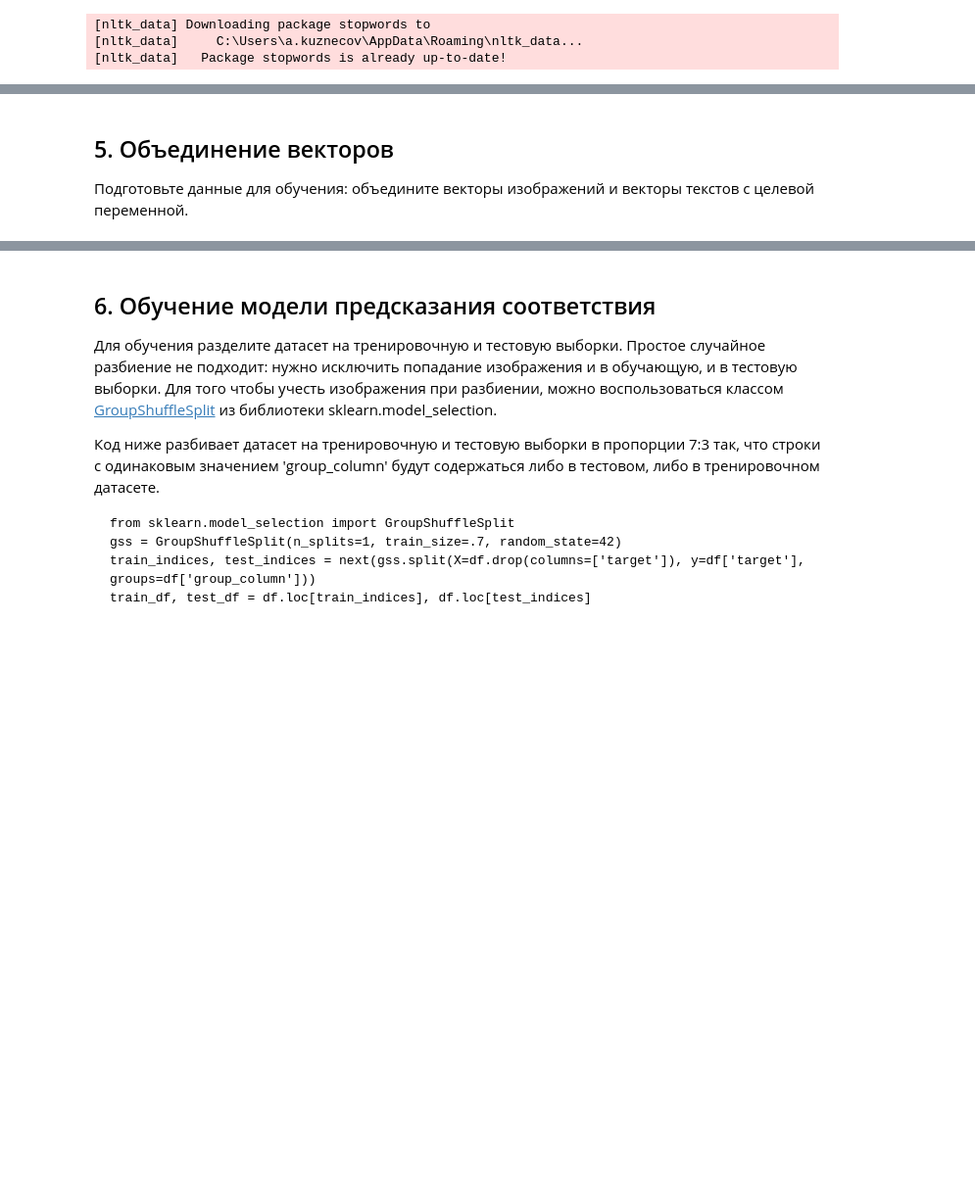
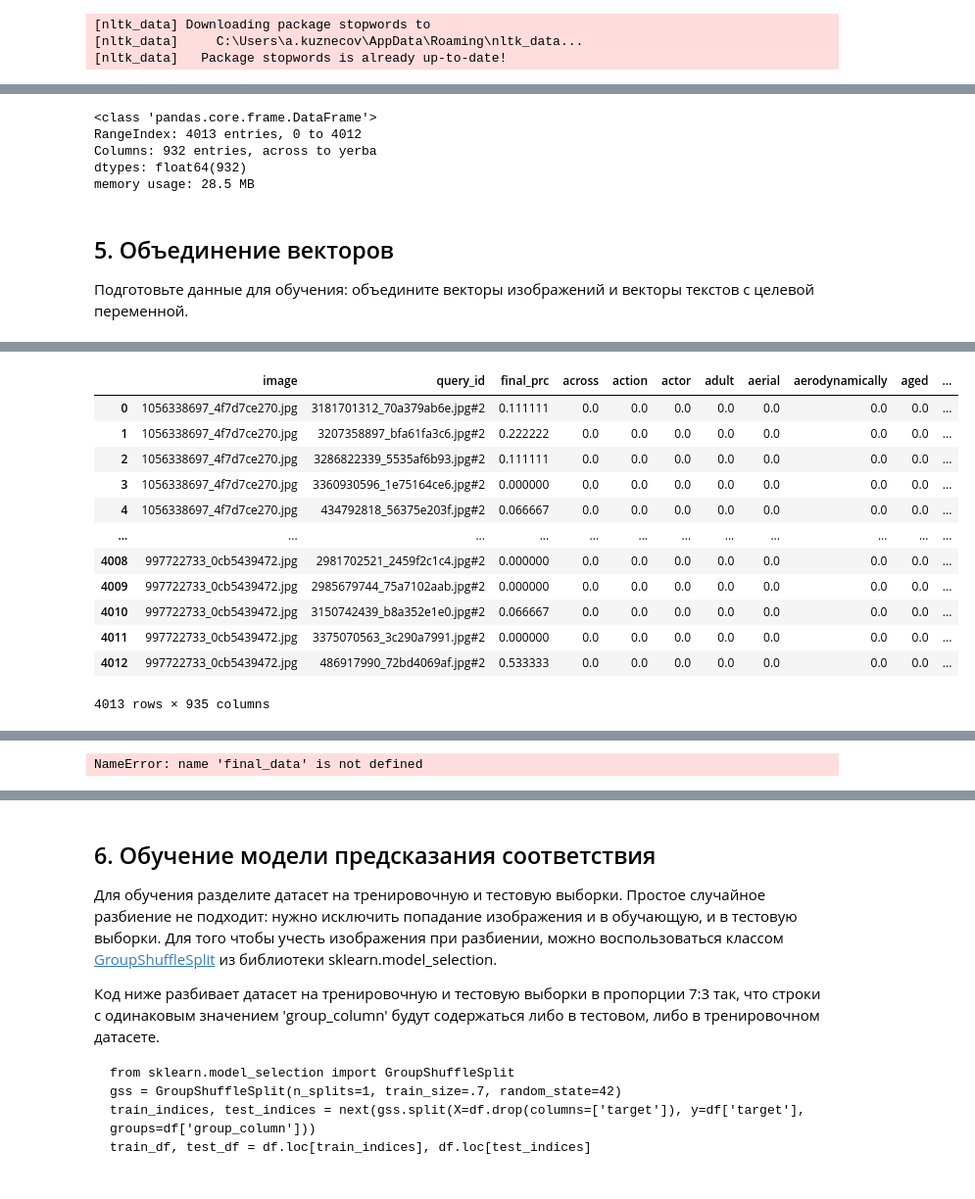
Before and after one commit to Andrefan1406/sb5, a Jupyter notebook: Андрей_Кузнецов_v1.ipynb, the cells around one changed output, grey strips where cells are left out. Shown at 98% size. Saved outputs shown, nothing was run; the diff lists cells and outputs as text; code cells hidden in the pictures; blank space fills up the shorter version.

```diff
--- a/Андрей_Кузнецов_v1.ipynb
+++ b/Андрей_Кузнецов_v1.ipynb
@@ -770,3 +797,11 @@ tfidf_df.head()
+# %%
+tfidf_df.info()
+# %% [output]
+<class 'pandas.core.frame.DataFrame'>
+RangeIndex: 4013 entries, 0 to 4012
+Columns: 932 entries, across to yerba
+dtypes: float64(932)
+memory usage: 28.5 MB
 # %% [markdown]
 ## 5. Объединение векторов
 
@@ -778,9 +813,23 @@ tfidf_df.head()
 Общая рекомендация по этому разделу: при выполнении сложных преобразований датафреймов всегда старайся проверять, что находится в объединяемых датафреймах  обязательно смотри что получилось после операции объединения (первые строки датафрейма, последние строки датафрейма, а также info().
 </div>
 # %%
-combined_data = pd.concat([train_data_filtered, tfidf_df], axis=1)
+combined_data = pd.concat([df_final_filtered, tfidf_df], axis=1)
 combined_data.drop(columns=['query_text', 'lemmatized_text'], axis=1, inplace=True)
-combined_data.head()
+combined_data
+# %% [output]
+|  | image | query_id | final_prc | across | action | actor | adult | aerial | aerodynamically | aged | ... |
+| 0 | 1056338697_4f7d7ce270.jpg | 3181701312_70a379ab6e.jpg#2 | 0.111111 | 0.0 | 0.0 | 0.0 | 0.0 | 0.0 | 0.0 | 0.0 | ... |
+| 1 | 1056338697_4f7d7ce270.jpg | 3207358897_bfa61fa3c6.jpg#2 | 0.222222 | 0.0 | 0.0 | 0.0 | 0.0 | 0.0 | 0.0 | 0.0 | ... |
+| 2 | 1056338697_4f7d7ce270.jpg | 3286822339_5535af6b93.jpg#2 | 0.111111 | 0.0 | 0.0 | 0.0 | 0.0 | 0.0 | 0.0 | 0.0 | ... |
+| 3 | 1056338697_4f7d7ce270.jpg | 3360930596_1e75164ce6.jpg#2 | 0.000000 | 0.0 | 0.0 | 0.0 | 0.0 | 0.0 | 0.0 | 0.0 | ... |
+| 4 | 1056338697_4f7d7ce270.jpg | 434792818_56375e203f.jpg#2 | 0.066667 | 0.0 | 0.0 | 0.0 | 0.0 | 0.0 | 0.0 | 0.0 | ... |
+| ... | ... | ... | ... | ... | ... | ... | ... | ... | ... | ... | ... |
+| 4008 | 997722733_0cb5439472.jpg | 2981702521_2459f2c1c4.jpg#2 | 0.000000 | 0.0 | 0.0 | 0.0 | 0.0 | 0.0 | 0.0 | 0.0 | ... |
+| 4009 | 997722733_0cb5439472.jpg | 2985679744_75a7102aab.jpg#2 | 0.000000 | 0.0 | 0.0 | 0.0 | 0.0 | 0.0 | 0.0 | 0.0 | ... |
+| 4010 | 997722733_0cb5439472.jpg | 3150742439_b8a352e1e0.jpg#2 | 0.066667 | 0.0 | 0.0 | 0.0 | 0.0 | 0.0 | 0.0 | 0.0 | ... |
+| 4011 | 997722733_0cb5439472.jpg | 3375070563_3c290a7991.jpg#2 | 0.000000 | 0.0 | 0.0 | 0.0 | 0.0 | 0.0 | 0.0 | 0.0 | ... |
+| 4012 | 997722733_0cb5439472.jpg | 486917990_72bd4069af.jpg#2 | 0.533333 | 0.0 | 0.0 | 0.0 | 0.0 | 0.0 | 0.0 | 0.0 | ... |
+4013 rows × 935 columns
 # %% [markdown]
 <img src="https://upload.wikimedia.org/wikipedia/commons/thumb/8/81/Stop_sign.png/240px-Stop_sign.png" align=left width=35, heigth=35>
 <div class="alert alert-danger">
@@ -792,6 +838,8 @@ merged_df.head()
 # %%
-merged_final_df = pd.merge(merged_df, final_data, left_on='query_id', right_on='query_id', how='inner')
+merged_final_df = pd.merge(combined_data, final_data, left_on='query_id', right_on='query_id', how='inner')
 merged_final_df.head()
+# %% [output]
+NameError: name 'final_data' is not defined
 # %% [markdown]
 <img src="https://upload.wikimedia.org/wikipedia/commons/thumb/8/81/Stop_sign.png/240px-Stop_sign.png" align=left width=35, heigth=35>
 <div class="alert alert-danger">
```
Also changed, not shown: parts of 21 cells of this notebook.
